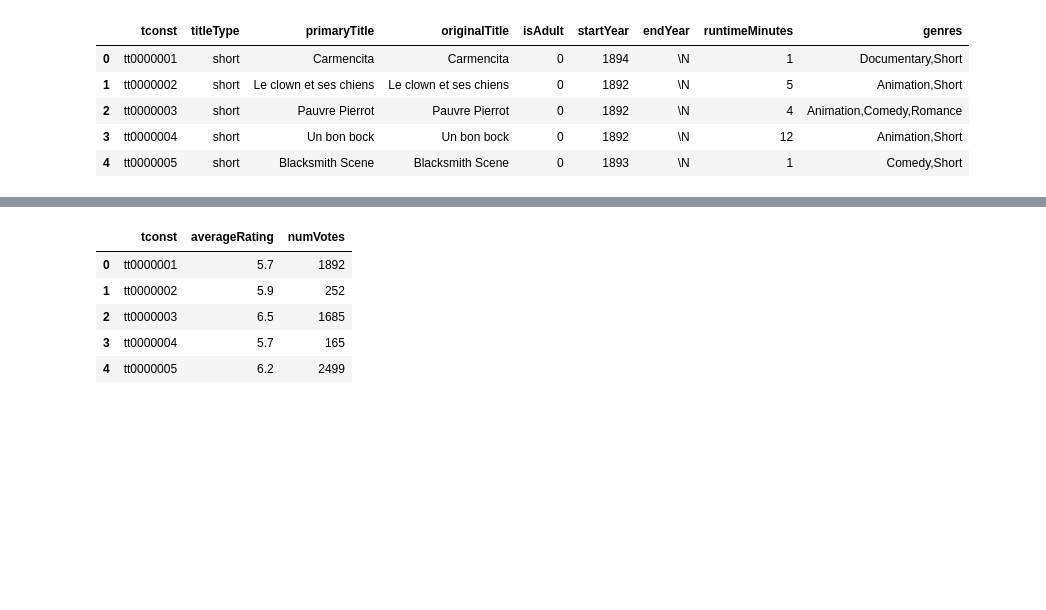
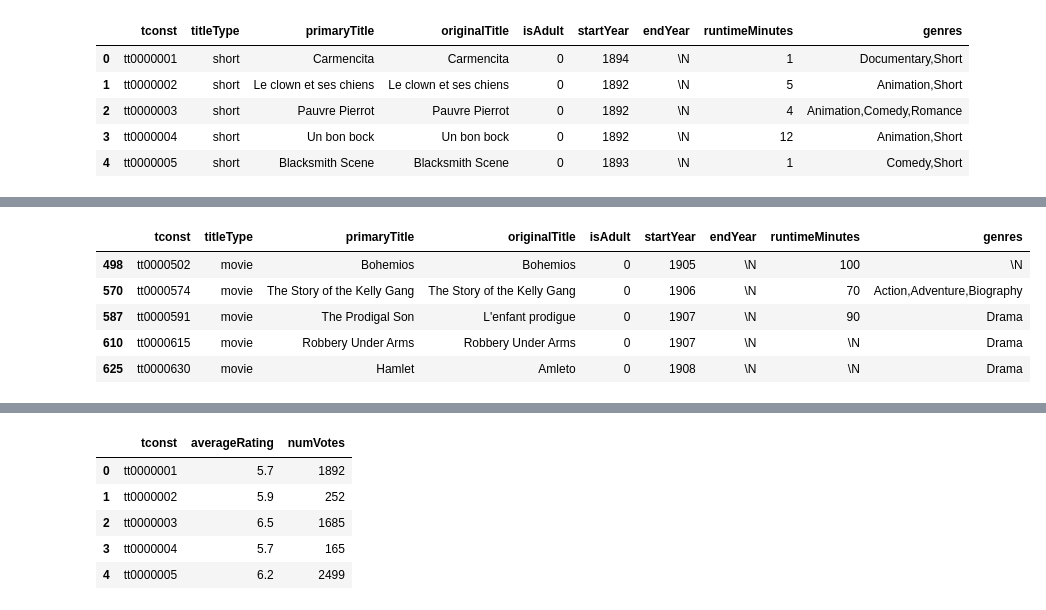
Before and after one commit to allensheneka/movieStats, a Jupyter notebook: movieStats.ipynb, the cells around one changed output, grey strips where cells are left out. Cells and saved outputs as stored; diff of their text form; code cells hidden in the pictures; blank space fills up the shorter version.

Commit message:
Added 2 csv.gz tables, updated movieStats

```diff
--- a/movieStats.ipynb
+++ b/movieStats.ipynb
@@ -65,0 +80,6 @@ df.duplicated().sum()
+# %%
+# Exclude any movie with missing values for genres or runtime
+# Decided to exclude other 22 rows of nulls, small number
+
+df.dropna(subset=['genres', 'primaryTitle', 'originalTitle'], inplace=True)
+df.isna().sum()
@@ -65,0 +114,13 @@ df.duplicated().sum()
+# %%
+# Include only full-length movies (titleType = "movie").
+
+# Modified code: https://sparkexamples.com/pandas/pandas-delete-rows-based-on-column-value
+df.drop(df[df['titleType'] != 'movie'].index, inplace=True)
+df.head()
+# %% [output]
+|  | tconst | titleType | primaryTitle | originalTitle | isAdult | startYear | endYear | runtimeMinutes | genres |
+| 498 | tt0000502 | movie | Bohemios | Bohemios | 0 | 1905 | \N | 100 | \N |
+| 570 | tt0000574 | movie | The Story of the Kelly Gang | The Story of the Kelly Gang | 0 | 1906 | \N | 70 | Action,Adventure,Biography |
+| 587 | tt0000591 | movie | The Prodigal Son | L'enfant prodigue | 0 | 1907 | \N | 90 | Drama |
+| 610 | tt0000615 | movie | Robbery Under Arms | Robbery Under Arms | 0 | 1907 | \N | \N | Drama |
+| 625 | tt0000630 | movie | Hamlet | Amleto | 0 | 1908 | \N | \N | Drama |
```
Also changed, not shown: parts of 31 cells of this notebook, 2 other files.
